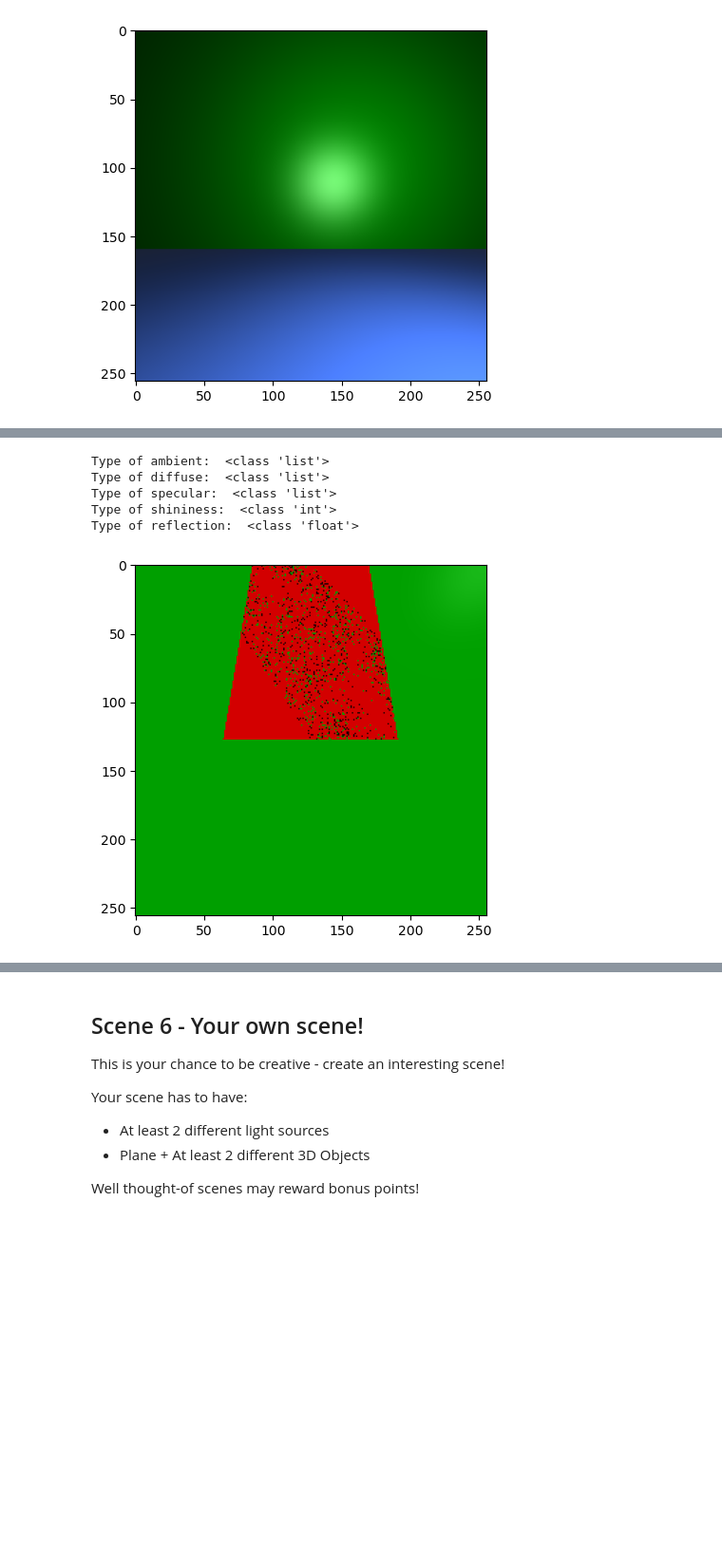
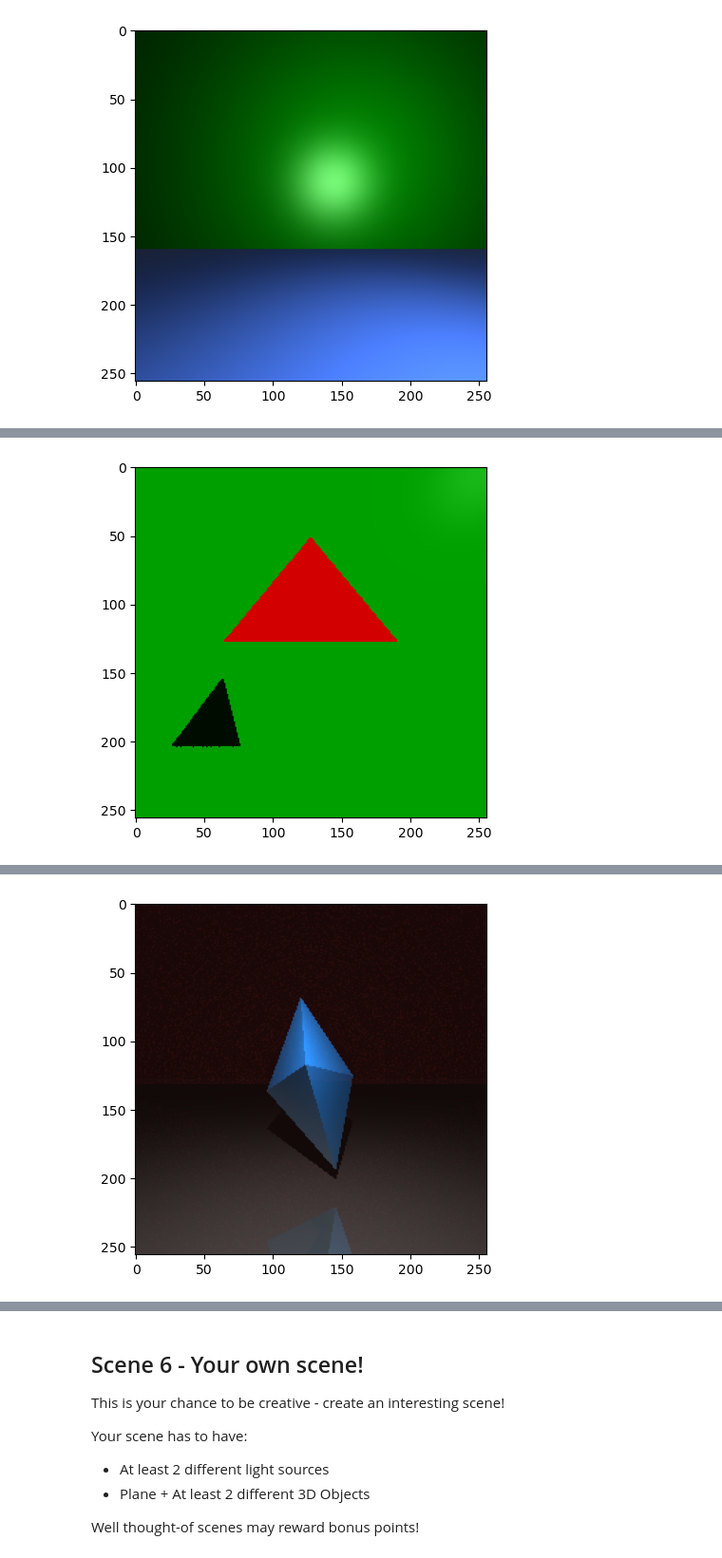
Before and after one commit to TheOmer23/ComputerGraphics-HW3, a Jupyter notebook: Ray_Tracing_Assignment.ipynb, the cells around one changed output, grey strips where cells are left out. Shown: that part at 95% size. Saved outputs shown, nothing was run; the diff lists cells and outputs as text; code cells hidden in the pictures; blank space fills up the shorter version.

```diff
--- a/Ray_Tracing_Assignment.ipynb
+++ b/Ray_Tracing_Assignment.ipynb
@@ -108,11 +108,6 @@ triangle.set_material([1, 0, 0], [1, 0, 0], [0, 0, 0], 100, 0.5)
 
 plane = Plane([0,0,1], [0,0,-4])
 plane.set_material([0, 0.5, 0], [0, 1, 0], [.1, .1, .1], 100, 0.5)
-print("Type of ambient: ", type(plane.ambient))
-print("Type of diffuse: ", type(plane.diffuse))
-print("Type of specular: ", type(plane.specular))
-print("Type of shininess: ", type(plane.shininess))
-print("Type of reflection: ", type(plane.reflection))
 
 
 objects = [triangle, plane]
@@ -129,12 +124,7 @@ im = render_scene(camera, ambient, lights, objects, RENDER_RESOLUTION, 1)
 plt.imshow(im)
 plt.imsave('scene2.png', im)
 # %% [output]
-Type of ambient:  <class 'list'>
-Type of diffuse:  <class 'list'>
-Type of specular:  <class 'list'>
-Type of shininess:  <class 'int'>
-Type of reflection:  <class 'float'>
-[figure, old version]
+[figure, new version]
 # %% [markdown]
 ## Scene 3 - Diamond with Reflections
 
@@ -143,38 +133,40 @@ This scene includes two planes (a background and a floor) and a diamond with lig
 ![](scenes/scene3.png)
 # %%
 
-# v_list = np.array(
-# [
-#     [-0.5, -0.142, -0.998],
-#     [-0.034, 0.092, -0.145],
-#     [0.484, 0.031, -0.998],
-#     [-0.104, 0.851, -0.828],
-#     [0.23, -0.833, -0.591]
-# ])
+v_list = np.array(
+[
+    [-0.5, -0.142, -0.998],
+    [-0.034, 0.092, -0.145],
+    [0.484, 0.031, -0.998],
+    [-0.104, 0.851, -0.828],
+    [0.23, -0.833, -0.591]
+])
 
-# diamond = Pyramid(v_list)
-# diamond.set_material([0.1, 0.4, 0.7], [0.1, 0.4, 0.7], [0.3, 0.3, 0.3], 10, 0.5)
-# diamond.apply_materials_to_triangles()
+diamond = Pyramid(v_list)
+diamond.set_material([0.1, 0.4, 0.7], [0.1, 0.4, 0.7], [0.3, 0.3, 0.3], 10, 0.5)
+diamond.apply_materials_to_triangles()
 
-# plane = Plane([0,1,0], [0,-1,0])
-# plane.set_material([0.2, 0.2, 0.2], [0.2, 0.2, 0.2], [1, 1, 1], 1000, 0.5)
-# background = Plane([0,0,1], [0,0,-30])
-# background.set_material([1, 0.3, 0.3], [1, 0.3, 0.3], [0.2, 0.2, 0.2], 10, 0.5)
+plane = Plane([0,1,0], [0,-1,0])
+plane.set_material([0.2, 0.2, 0.2], [0.2, 0.2, 0.2], [1, 1, 1], 1000, 0.5)
+background = Plane([0,0,1], [0,0,-30])
+background.set_material([1, 0.3, 0.3], [1, 0.3, 0.3], [0.2, 0.2, 0.2], 10, 0.5)
 
 
-# objects = [diamond, background, plane]
+objects = [diamond, background, plane]
 
-# light = PointLight(intensity=np.array([1, 1, 1]), position=np.array([0,1,1]), kc=0.1, kl=0.1, kq=0.1)
+light = PointLight(intensity=np.array([1, 1, 1]), position=np.array([0,1,1]), kc=0.1, kl=0.1, kq=0.1)
 
-# lights = [light]
+lights = [light]
 
-# ambient = np.array([0.1,0.1,0.1])
+ambient = np.array([0.1,0.1,0.1])
 
-# camera = np.array([0,0,1])
+camera = np.array([0,0,1])
 
-# im = render_scene(camera, ambient, lights, objects, RENDER_RESOLUTION, 3)
-# plt.imshow(im)
-# plt.imsave('scene3.png', im)
+im = render_scene(camera, ambient, lights, objects, RENDER_RESOLUTION, 3)
+plt.imshow(im)
+plt.imsave('scene3.png', im)
+# %% [output]
+[figure, added]
 # %% [markdown]
 ## Scene 4 - Sphere with reflections
 
```
Also changed, not shown: parts of 3 cells of this notebook, 8 other files.
